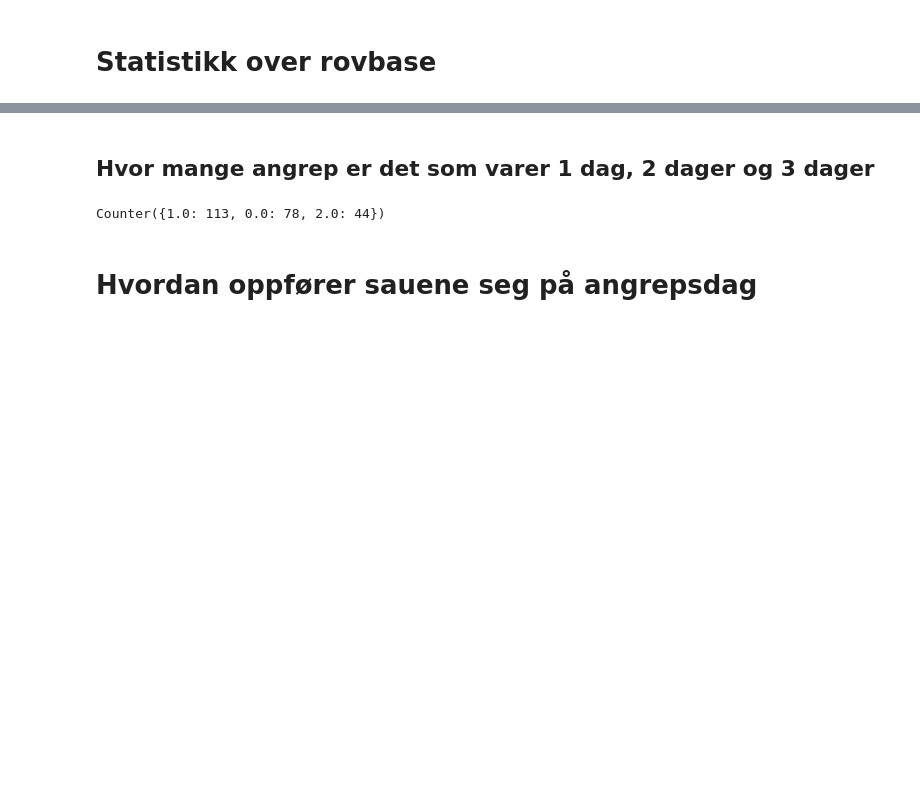
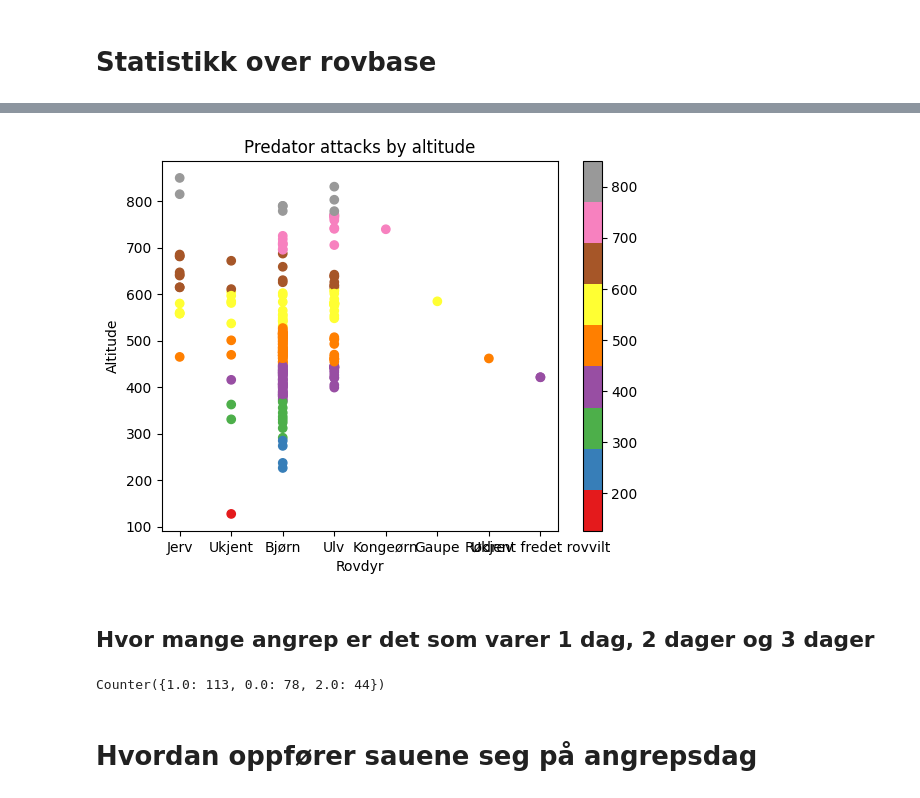
Before and after one commit to sigrunnu/sheep_n_predators, a Jupyter notebook: rovbase/Statistics.ipynb, the cells around one changed output, grey strips where cells are left out. Cells and saved outputs as stored; diff of their text form; code cells hidden in the pictures; blank space fills up the shorter version.

```diff
--- a/rovbase/Statistics.ipynb
+++ b/rovbase/Statistics.ipynb
@@ -27,3 +63,19 @@ fig.show()
+# %%
+# create a scatter plot with altitude on y-axis and latitude on x-axis
+plt.scatter(df['Skadearsak'],df['altitude'], c=df['altitude'], cmap='Set1')
+
+# set the axis labels and title
+plt.xlabel('Rovdyr')
+plt.ylabel('Altitude')
+plt.title('Predator attacks by altitude')
+
+# add a colorbar to show the predator types
+cbar = plt.colorbar()
+
+# show the plot
+plt.show()
+# %% [output]
+[figure, added]
 # %% [markdown]
 ## Hvor mange angrep er det som varer 1 dag, 2 dager og 3 dager
 # %%
```
Also changed, not shown: parts of 2 cells of this notebook, 3 other files.
